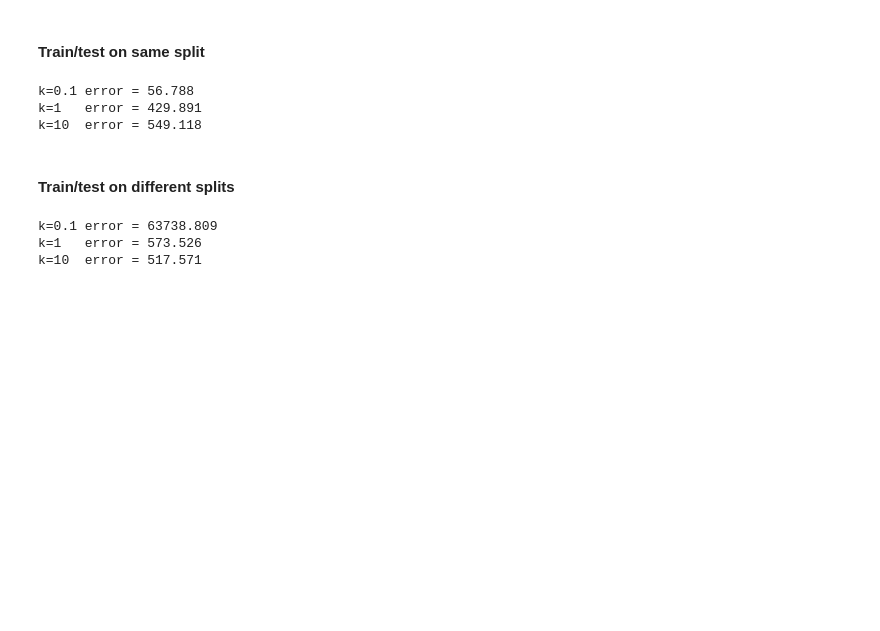
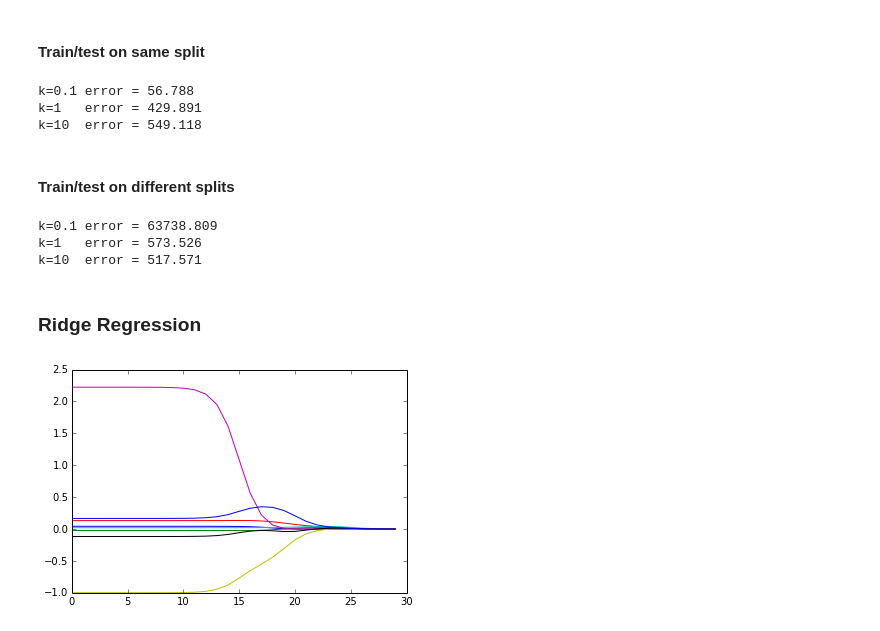
Before and after one commit to dejori/this-and-that, a Jupyter notebook: ml-in-action/ch08/regression.ipynb, the cells around one changed output. Cells and saved outputs as stored; diff of their text form; code cells hidden in the pictures; blank space fills up the shorter version.

Commit message:
ridge regression example

```diff
--- a/ml-in-action/ch08/regression.ipynb
+++ b/ml-in-action/ch08/regression.ipynb
@@ -127,3 +127,39 @@ print "k=10  error = %0.3f" % rssError(abY[100:199],yHat10.T)
 k=0.1 error = 63738.809
 k=1   error = 573.526
 k=10  error = 517.571
+# %% [markdown]
+### Ridge Regression
+# %%
+def ridgeRegres(xMat,yMat,lam=0.2):
+    xTx = xMat.T*xMat
+    denom = xTx + eye(shape(xMat)[1])*lam
+    if linalg.det(denom) == 0.0:
+        print "This matrix is singular, cannot do inverse"
+        return
+    ws = denom.I * (xMat.T*yMat)
+    return ws
+# %%
+def ridgeTest(xArr,yArr):
+    xMat = mat(xArr); yMat=mat(yArr).T
+    yMean = mean(yMat,0)
+    yMat = yMat - yMean
+    xMeans = mean(xMat,0)
+    xVar = var(xMat,0)
+    xMat = (xMat - xMeans)/xVar
+    numTestPts = 30
+    wMat = zeros((numTestPts,shape(xMat)[1]))
+    for i in range(numTestPts):
+        ws = ridgeRegres(xMat,yMat,exp(i-10))
+        wMat[i,:]=ws.T
+    return wMat
+# %%
+abX,abY=loadDataSet('data/abalone.txt')
+# %%
+ridgeWeights=ridgeTest(abX,abY)
+# %%
+fig = plt.figure()
+ax = fig.add_subplot(111)
+ax.plot(ridgeWeights)
+plt.show()
+# %% [output]
+[figure, added]
```
Also changed, not shown: parts of 2 cells of this notebook.
